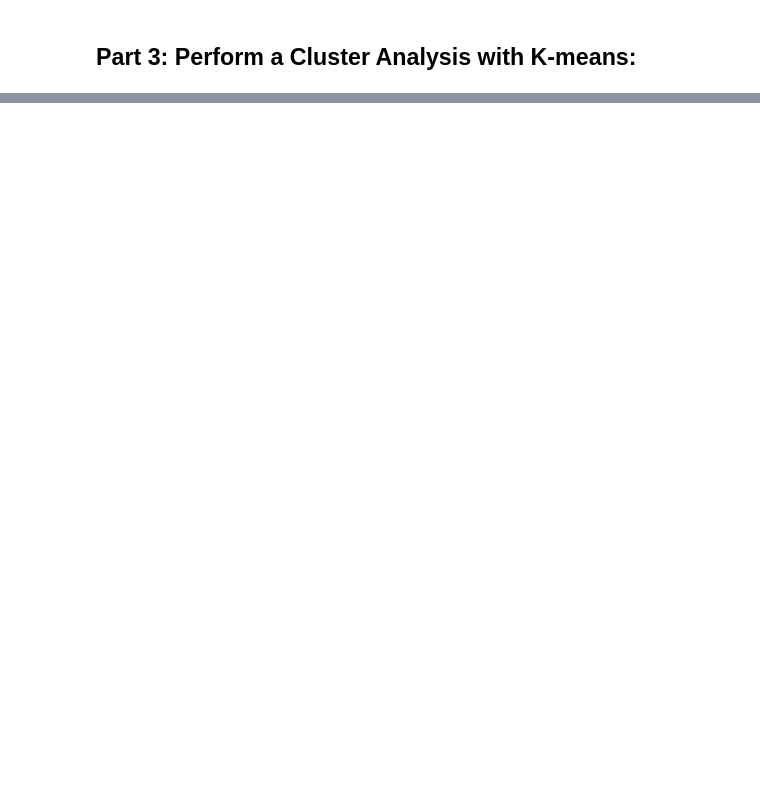
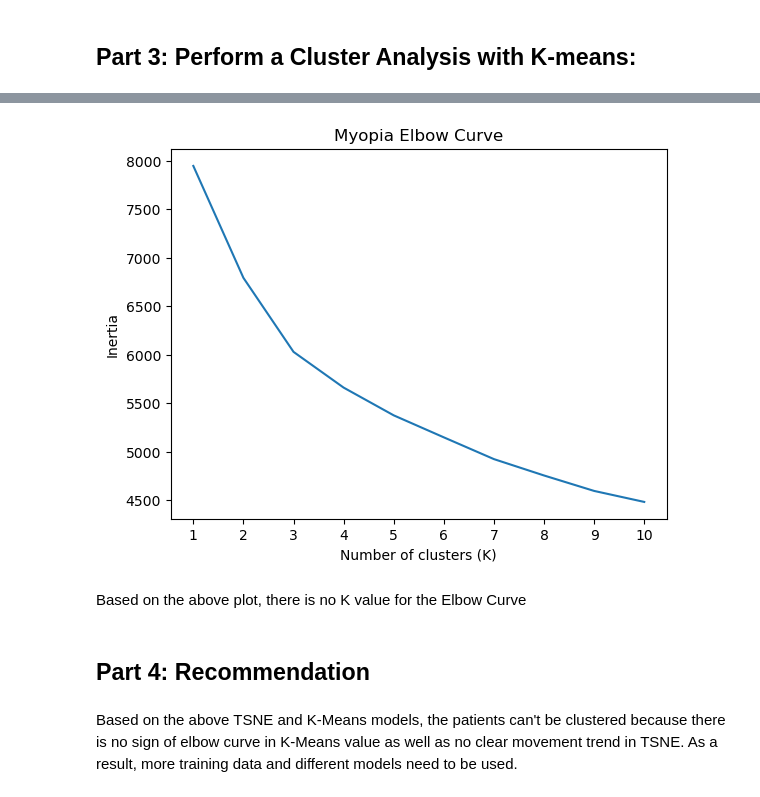
Before and after one commit to Alphaomegainfinity/unsupervised_machine_learning_predicting_myopia, a Jupyter notebook: myopia.ipynb, the cells around one changed output, grey strips where cells are left out. Drawn from its saved outputs; the diff is of its cells as text; code cells hidden in the pictures; blank space fills up the shorter version.

Commit message:
adding Elbow Curve model and recommendation

```diff
--- a/myopia.ipynb
+++ b/myopia.ipynb
@@ -97,2 +99,18 @@ plt.show()
 # %% [markdown]
 ## Part 3: Perform a Cluster Analysis with K-means:
+# %%
+# create an elbow plot to identify the best number of clusters
+# Using a for loop to determine the inertia for each k between 1 and 10
+from sklearn.cluster import KMeans
+inertia =[]
+k = list (range(1,11))
+
+for i in k:
+    km = KMeans (n_clusters=i, random_state= 0)
+    km.fit (new_df1_pca)
+    inertia.append (km.inertia_)
+
+# Create the Elbow Curve using hvPlot
+elbow_data = {"k": k, "inertia": inertia}
+df_elbow = pd.DataFrame(elbow_data)
+df_elbow.head()
@@ -98,0 +124,16 @@ plt.show()
+# %%
+# plot the elbow:
+plt.plot (df_elbow['k'], df_elbow['inertia'])
+plt.xticks(range(1,11))
+plt.xlabel('Number of clusters (K)')
+plt.ylabel('Inertia')
+plt.title('Myopia Elbow Curve')
+plt.show()
+# %% [output]
+[figure, added]
+# %% [markdown]
+Based on the above plot, there is no K value for the Elbow Curve
+# %% [markdown]
+## Part 4: Recommendation
+# %% [markdown]
+Based on the above TSNE and K-Means models, the patients can't be clustered because there is no sign of elbow curve in K-Means value as well as no clear movement trend in TSNE. As a result, more training data and different models need to be used.
```
Also changed, not shown: parts of 2 cells of this notebook.
